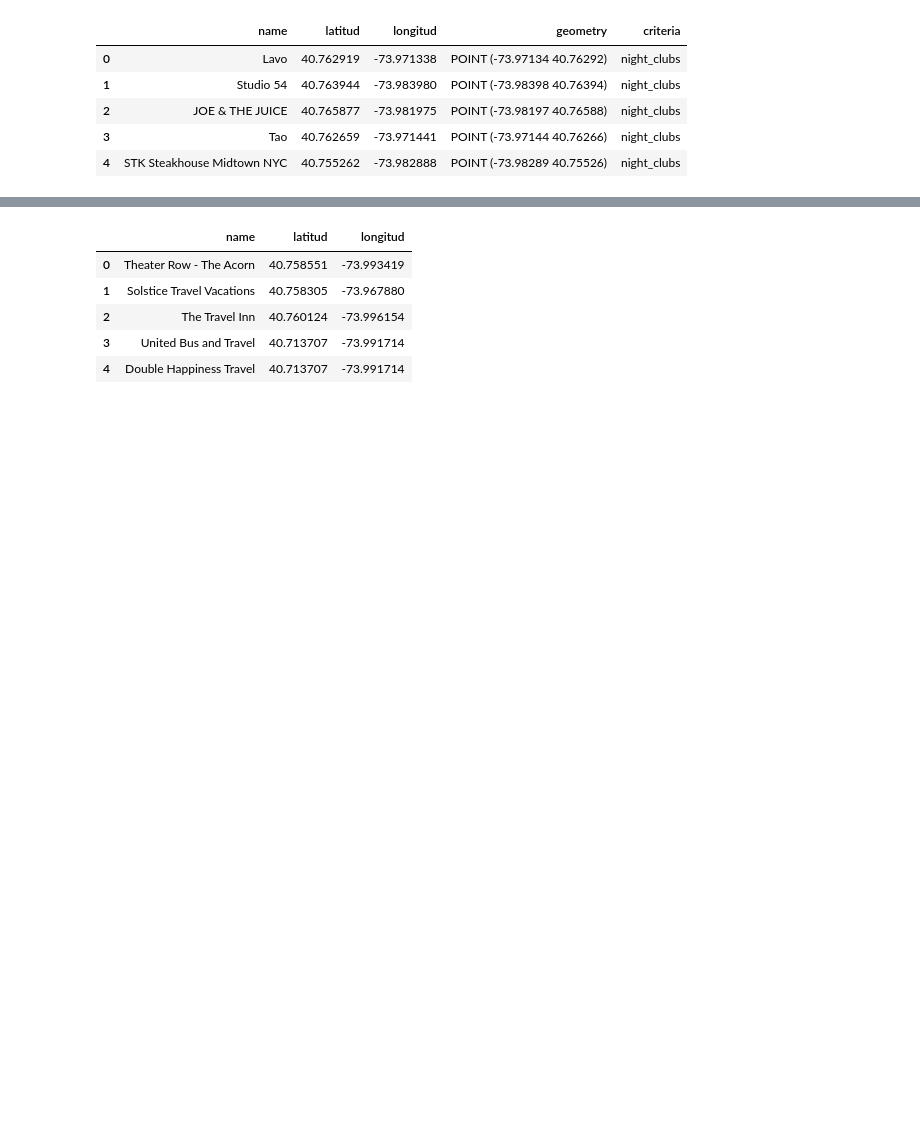
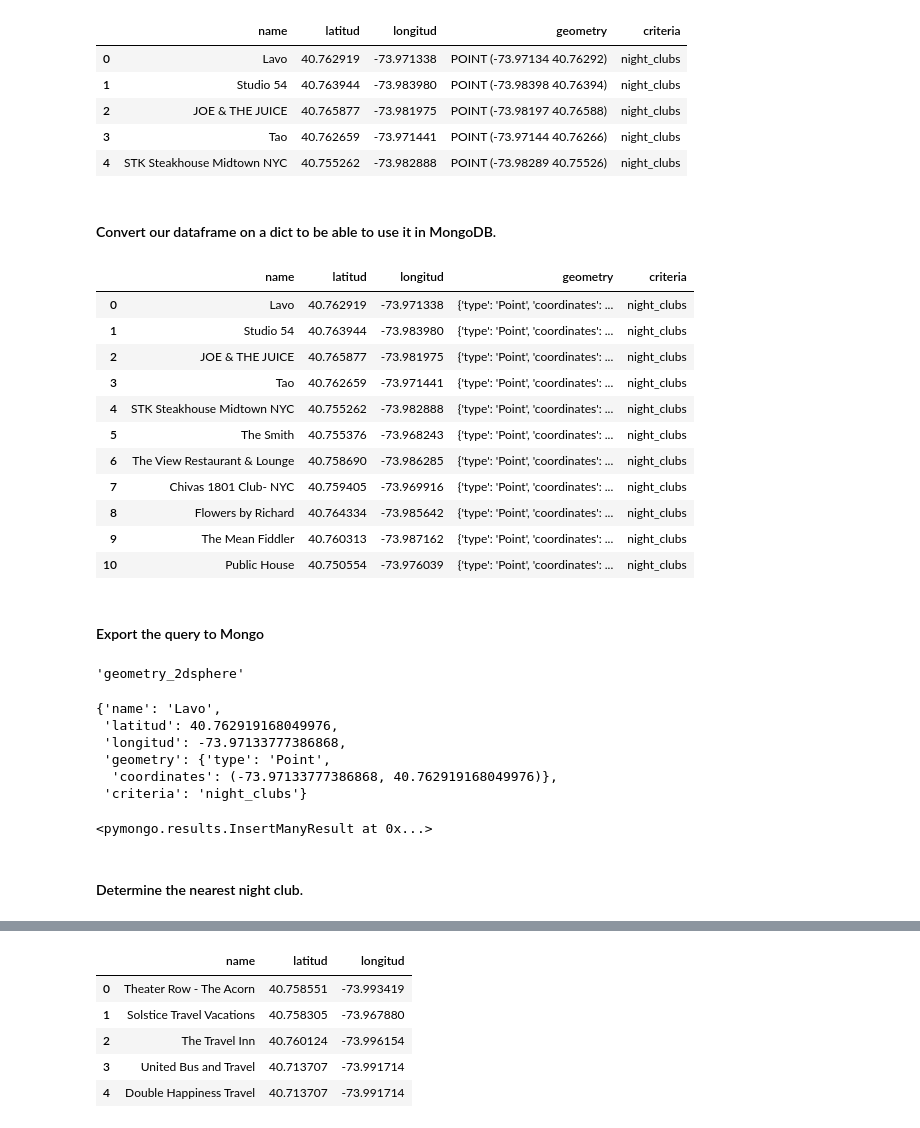
Before and after one commit to angelanavarrog/-Project-geospatial-Angela-Navarro, a Jupyter notebook: Office selection and map visualization.ipynb, the cells around one changed output, grey strips where cells are left out. Cells and saved outputs as stored; diff of their text form; code cells hidden in the pictures; blank space fills up the shorter version.

```diff
--- a/Office selection and map visualization.ipynb
+++ b/Office selection and map visualization.ipynb
@@ -176,7 +227,7 @@ url2 = 'https://api.foursquare.com/v2/venues/explore'
 vegan = "4bf58dd8d48988d1d3941735"
 # %%
 # By taking information from Foursquare's API, we are looking for vegan restaurants around our office in a radius of 500m.
-parametros_vegan = {"client_id" : tok1,
+parameters_vegan = {"client_id" : tok1,
               "client_secret" : tok2,
               "v": "20180323",
               "ll": f"{office_location.get('coordinates')[0]},{office_location.get('coordinates')[1]}",
@@ -184,7 +235,7 @@ parametros_vegan = {"client_id" : tok1,
                 "radius":500
 }
 # %%
-resp2 = requests.get(url = url_query, params = parametros_vegan)
+resp2 = requests.get(url = url_query, params = parameters_vegan)
 data2 = json.loads(resp2.text)
 # %%
 decoding_data2 = data2.get("response")
@@ -414,3 +568,46 @@ gdf_night_clubs.head()
 | 2 | JOE & THE JUICE | 40.765877 | -73.981975 | POINT (-73.98197 40.76588) | night_clubs |
 | 3 | Tao | 40.762659 | -73.971441 | POINT (-73.97144 40.76266) | night_clubs |
 | 4 | STK Steakhouse Midtown NYC | 40.755262 | -73.982888 | POINT (-73.98289 40.75526) | night_clubs |
+# %% [markdown]
+#### Convert our dataframe on a dict to be able to use it in MongoDB.
+# %%
+gdf_night_clubs["geometry"] = gdf_night_clubs["geometry"].apply(lambda x: shapely.geometry.mapping(x))
+gdf_night_clubs
+# %% [output]
+|  | name | latitud | longitud | geometry | criteria |
+| 0 | Lavo | 40.762919 | -73.971338 | {'type': 'Point', 'coordinates': ... | night_clubs |
+| 1 | Studio 54 | 40.763944 | -73.983980 | {'type': 'Point', 'coordinates': ... | night_clubs |
+| 2 | JOE & THE JUICE | 40.765877 | -73.981975 | {'type': 'Point', 'coordinates': ... | night_clubs |
+| 3 | Tao | 40.762659 | -73.971441 | {'type': 'Point', 'coordinates': ... | night_clubs |
+| 4 | STK Steakhouse Midtown NYC | 40.755262 | -73.982888 | {'type': 'Point', 'coordinates': ... | night_clubs |
+| 5 | The Smith | 40.755376 | -73.968243 | {'type': 'Point', 'coordinates': ... | night_clubs |
+| 6 | The View Restaurant & Lounge | 40.758690 | -73.986285 | {'type': 'Point', 'coordinates': ... | night_clubs |
+| 7 | Chivas 1801 Club- NYC | 40.759405 | -73.969916 | {'type': 'Point', 'coordinates': ... | night_clubs |
+| 8 | Flowers by Richard | 40.764334 | -73.985642 | {'type': 'Point', 'coordinates': ... | night_clubs |
+| 9 | The Mean Fiddler | 40.760313 | -73.987162 | {'type': 'Point', 'coordinates': ... | night_clubs |
+| 10 | Public House | 40.750554 | -73.976039 | {'type': 'Point', 'coordinates': ... | night_clubs |
+# %% [markdown]
+#### Export the query to Mongo
+# %%
+client = MongoClient()
+db = client.companies
+collection = db.night_clubs
+collection.create_index ([("geometry", GEOSPHERE)])
+# %% [output]
+'geometry_2dsphere'
+# %%
+data = gdf_night_clubs.to_dict(orient='records')
+data[0]
+# %% [output]
+{'name': 'Lavo',
+ 'latitud': 40.762919168049976,
+ 'longitud': -73.97133777386868,
+ 'geometry': {'type': 'Point',
+  'coordinates': (-73.97133777386868, 40.762919168049976)},
+ 'criteria': 'night_clubs'}
+# %%
+collection.insert_many(data)
+# %% [output]
+<pymongo.results.InsertManyResult at 0x...>
+# %% [markdown]
+#### Determine the nearest night club.
```
Also changed, not shown: parts of 59 cells of this notebook.
